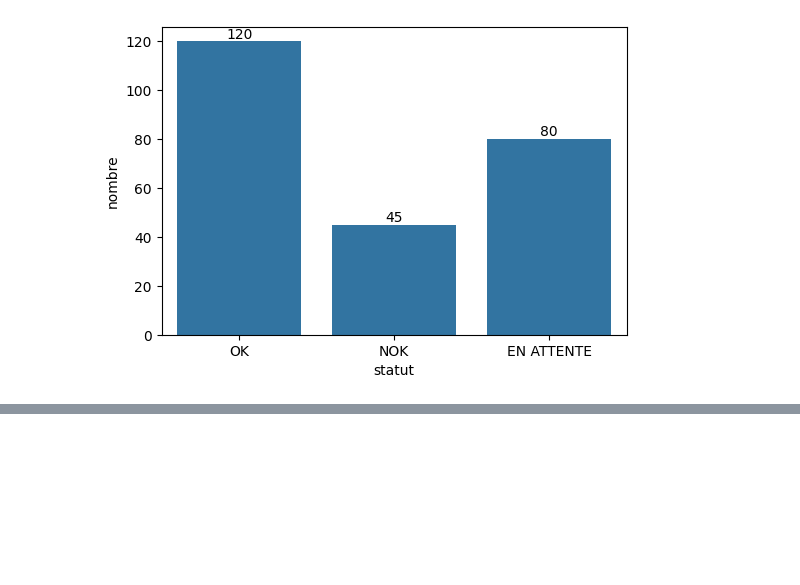
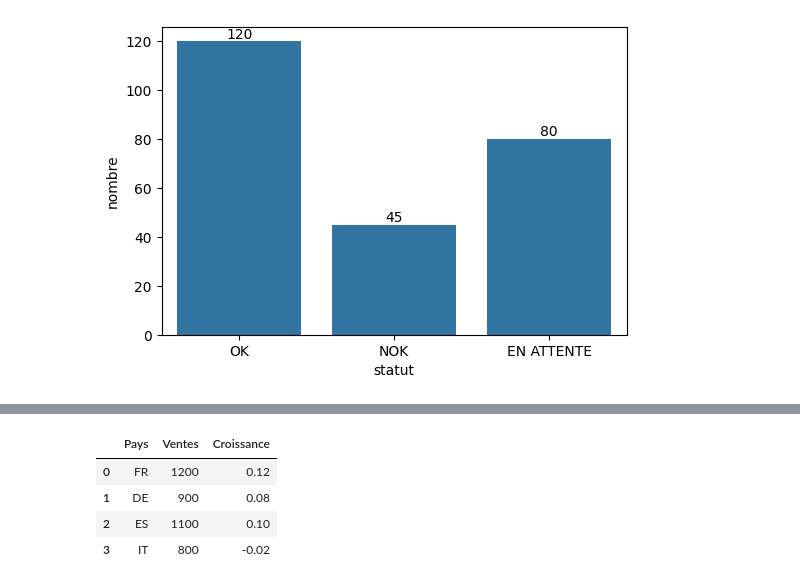
Before and after one commit to Maria-lin/How-to-make-notebook-in-dataiku, a Jupyter notebook: untitled15.ipynb, the cells around one changed output, grey strips where cells are left out. Cells and saved outputs as stored; diff of their text form; code cells hidden in the pictures; blank space fills up the shorter version.

```diff
--- a/untitled15.ipynb
+++ b/untitled15.ipynb
@@ -2118,0 +2155,34 @@ plt.show()
+# %%
+import pandas as pd
+
+def pretty_table(df, precision=0):
+    """
+    Retourne une version minimaliste et lisible du DataFrame.
+    - Arrondit les nombres
+    - Centre les colonnes
+    - Enlève l’index si inutile
+    """
+    styler = (df.style
+                .format(precision=precision)
+                .set_properties(**{
+                    "text-align": "center",
+                    "font-size": "12px",
+                    "border": "1px solid lightgrey"
+                })
+                .set_table_styles([{
+                    'selector': 'th',
+                    'props': [
+                        ('text-align', 'center'),
+                        ('background-color', '#f9f9f9'),
+                        ('font-weight', 'bold')
+                    ]
+                }])
+             )
+    return styler
+pretty_table(df, precision=2)
+# %% [output]
+|  | Pays | Ventes | Croissance |
+| 0 | FR | 1200 | 0.12 |
+| 1 | DE | 900 | 0.08 |
+| 2 | ES | 1100 | 0.10 |
+| 3 | IT | 800 | -0.02 |
```
Also changed, not shown: parts of 1 cell of this notebook.
